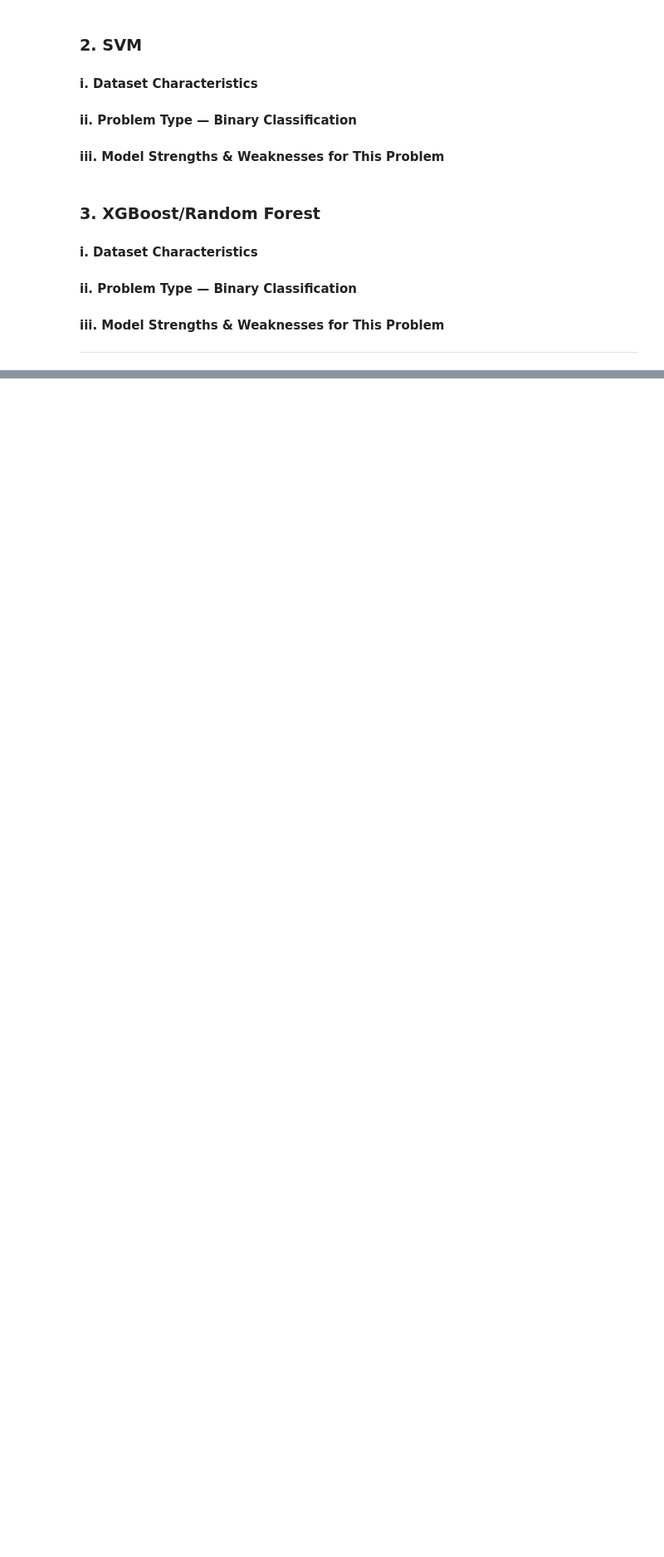
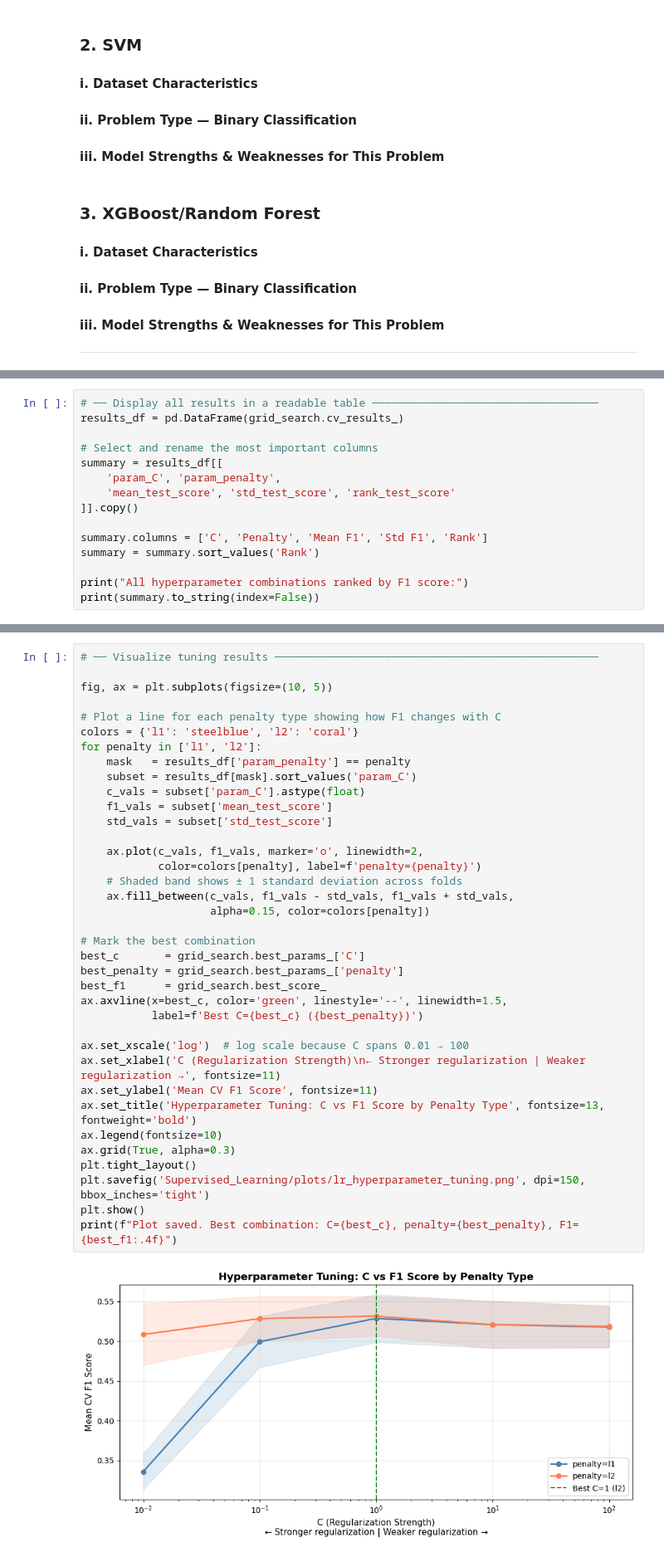
Before and after one commit to K0alaxy/SWE485-G2-Phase1, a Jupyter notebook: Phase1_Supervised_Learning.ipynb, the cells around one changed output, grey strips where cells are left out. Shown at 83% size. Drawn from its saved outputs; the diff is of its cells as text; blank space fills up the shorter version.

```diff
--- a/Phase1_Supervised_Learning.ipynb
+++ b/Phase1_Supervised_Learning.ipynb
@@ -95,0 +505,15 @@ print("✓ All libraries imported successfully.")
+# %%
+# ── Display all results in a readable table ───────────────────────────────────
+results_df = pd.DataFrame(grid_search.cv_results_)
+
+# Select and rename the most important columns
+summary = results_df[[
+    'param_C', 'param_penalty',
+    'mean_test_score', 'std_test_score', 'rank_test_score'
+]].copy()
+
+summary.columns = ['C', 'Penalty', 'Mean F1', 'Std F1', 'Rank']
+summary = summary.sort_values('Rank')
+
+print("All hyperparameter combinations ranked by F1 score:")
+print(summary.to_string(index=False))
@@ -95,0 +533,39 @@ print("✓ All libraries imported successfully.")
+# %%
+# ── Visualize tuning results ──────────────────────────────────────────────────
+
+fig, ax = plt.subplots(figsize=(10, 5))
+
+# Plot a line for each penalty type showing how F1 changes with C
+colors = {'l1': 'steelblue', 'l2': 'coral'}
+for penalty in ['l1', 'l2']:
+    mask   = results_df['param_penalty'] == penalty
+    subset = results_df[mask].sort_values('param_C')
+    c_vals = subset['param_C'].astype(float)
+    f1_vals = subset['mean_test_score']
+    std_vals = subset['std_test_score']
+
+    ax.plot(c_vals, f1_vals, marker='o', linewidth=2,
+            color=colors[penalty], label=f'penalty={penalty}')
+    # Shaded band shows ± 1 standard deviation across folds
+    ax.fill_between(c_vals, f1_vals - std_vals, f1_vals + std_vals,
+                    alpha=0.15, color=colors[penalty])
+
+# Mark the best combination
+best_c       = grid_search.best_params_['C']
+best_penalty = grid_search.best_params_['penalty']
+best_f1      = grid_search.best_score_
+ax.axvline(x=best_c, color='green', linestyle='--', linewidth=1.5,
+           label=f'Best C={best_c} ({best_penalty})')
+
+ax.set_xscale('log')  # log scale because C spans 0.01 → 100
+ax.set_xlabel('C (Regularization Strength)\n← Stronger regularization | Weaker regularization →', fontsize=11)
+ax.set_ylabel('Mean CV F1 Score', fontsize=11)
+ax.set_title('Hyperparameter Tuning: C vs F1 Score by Penalty Type', fontsize=13, fontweight='bold')
+ax.legend(fontsize=10)
+ax.grid(True, alpha=0.3)
+plt.tight_layout()
+plt.savefig('Supervised_Learning/plots/lr_hyperparameter_tuning.png', dpi=150, bbox_inches='tight')
+plt.show()
+print(f"Plot saved. Best combination: C={best_c}, penalty={best_penalty}, F1={best_f1:.4f}")
+# %% [output]
+[figure, added]
```
Also changed, not shown: parts of 44 cells of this notebook, 20 other files.
